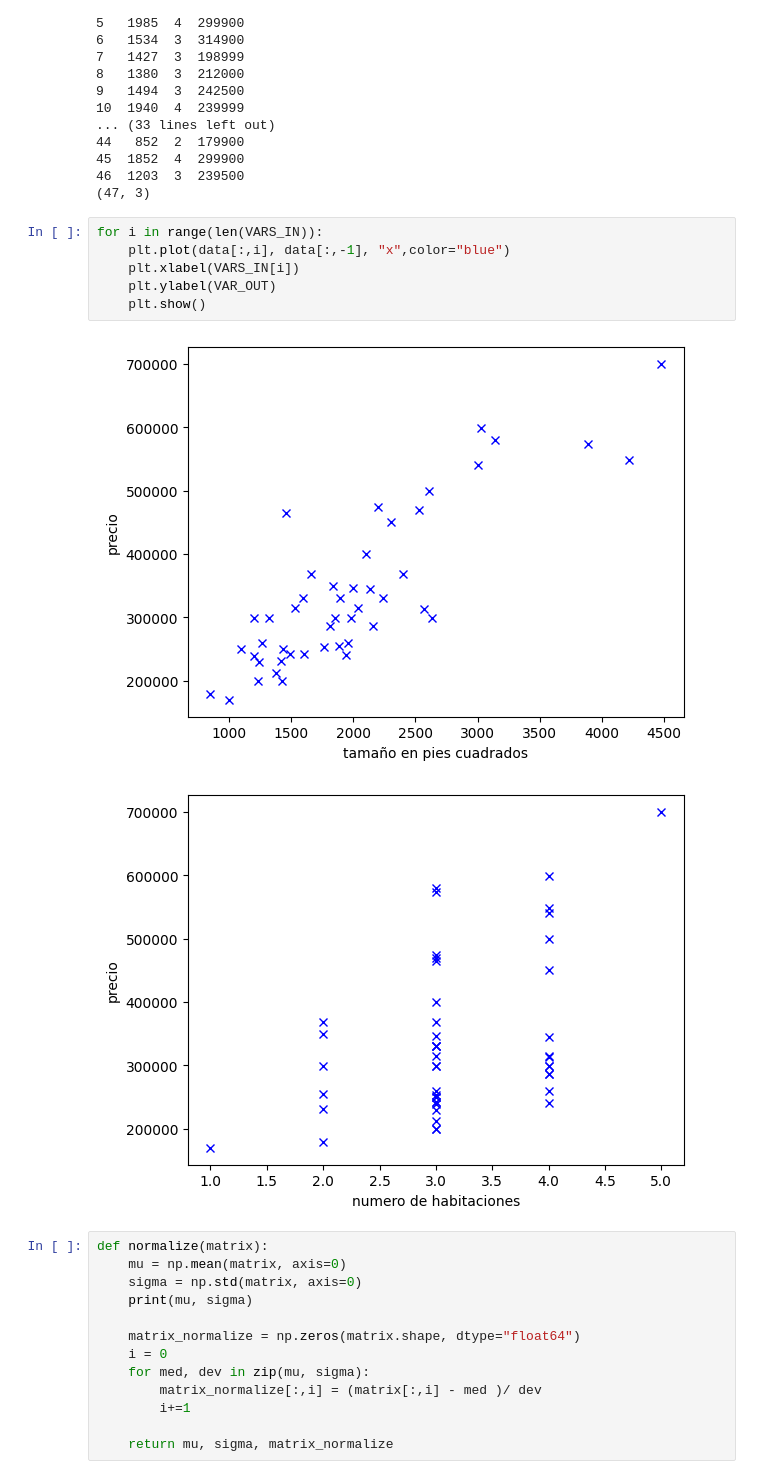
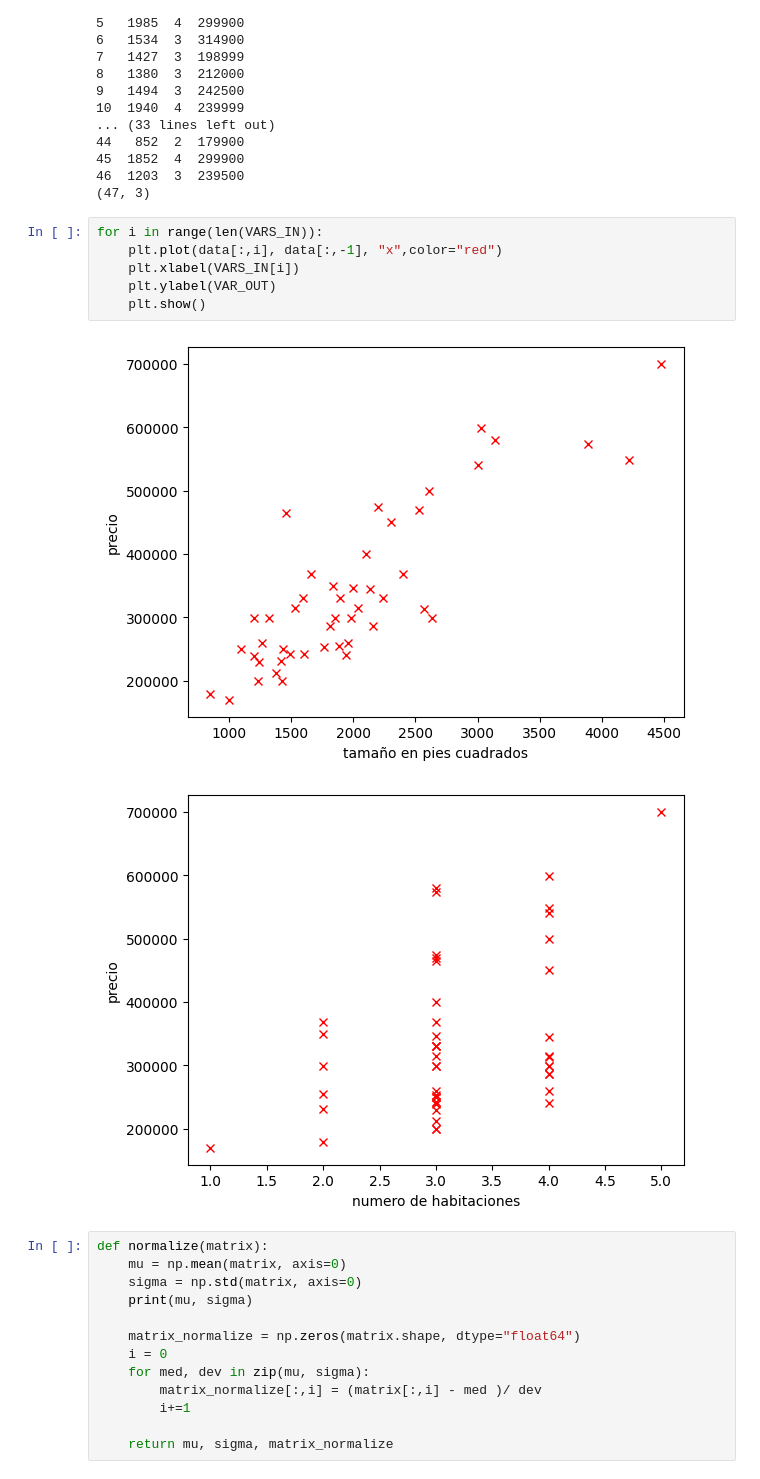
Before and after one commit to Alvaro8gb/Practicas_AAB, a Jupyter notebook: P2/regresion_multiple.ipynb, the cells around one changed output. Cells and saved outputs as stored; diff of their text form.

```diff
--- a/P2/regresion_multiple.ipynb
+++ b/P2/regresion_multiple.ipynb
@@ -29,13 +29,13 @@ print(data.shape)
 (47, 3)
 # %%
 for i in range(len(VARS_IN)):
-    plt.plot(data[:,i], data[:,-1], "x",color="blue")
+    plt.plot(data[:,i], data[:,-1], "x",color="red")
     plt.xlabel(VARS_IN[i])
     plt.ylabel(VAR_OUT)
     plt.show()
 # %% [output]
-[figure, old version]
+[figure, new version]
-[figure, old version]
+[figure, new version]
 # %%
 def normalize(matrix):
     mu = np.mean(matrix, axis=0)
```
Also changed, not shown: parts of 4 cells of this notebook, 1 other file.
